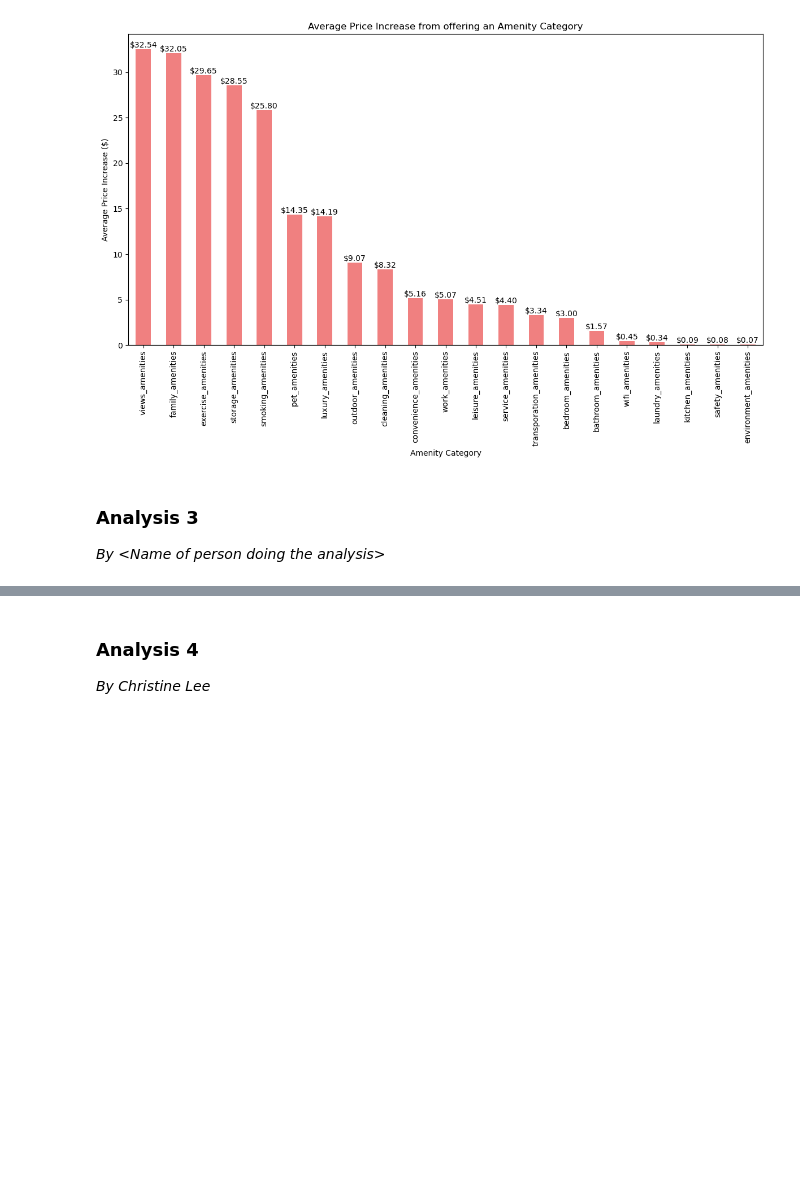
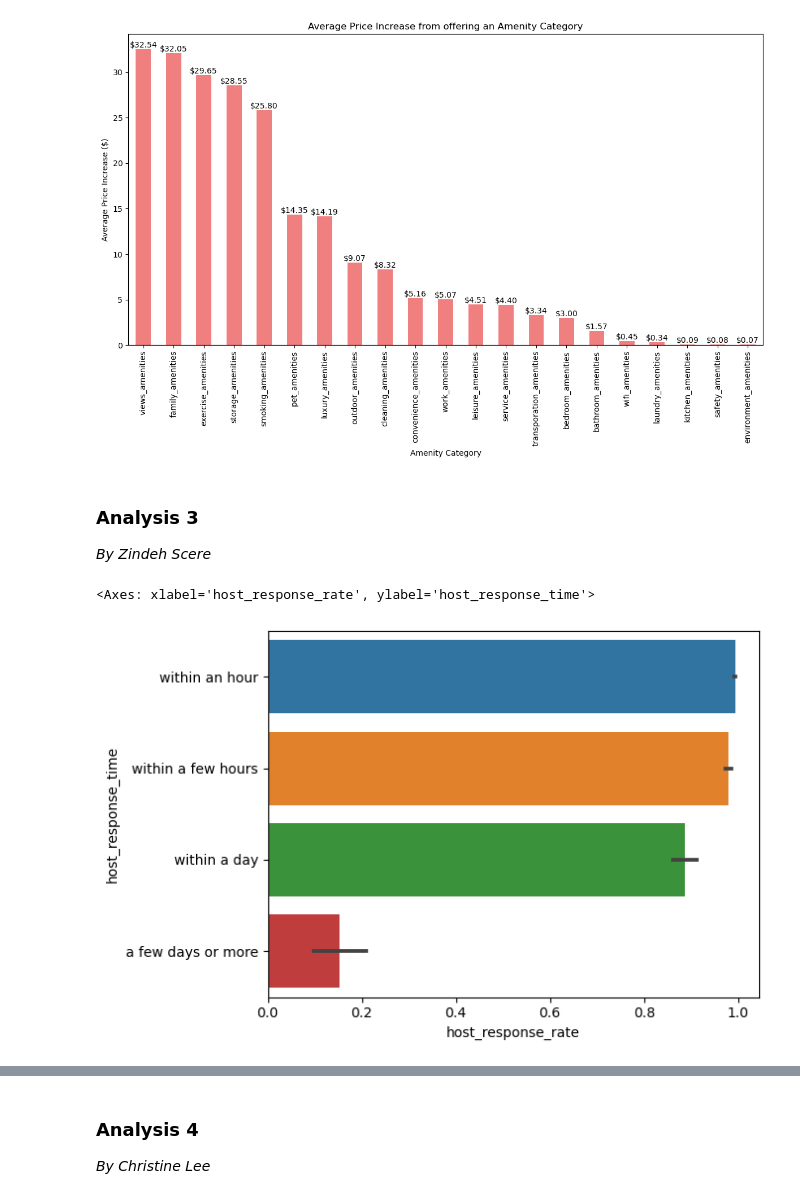
Before and after one commit to chrispylee123/seoulmates, a Jupyter notebook: Project Code/Project Code_v3.ipynb, the cells around one changed output, grey strips where cells are left out. Drawn from its saved outputs; the diff is of its cells as text; code cells hidden in the pictures; blank space fills up the shorter version.

```diff
--- a/Project Code/Project Code_v3.ipynb
+++ b/Project Code/Project Code_v3.ipynb
@@ -553,4 +559,11 @@ plt.show()
 [figure]
 # %% [markdown]
 ### Analysis 3
-*By \<Name of person doing the analysis>*
+*By Zindeh Scere*
+# %%
+listings.host_response_rate = listings.host_response_rate.astype(float)/100
+
+sns.barplot(data = listings, x = 'host_response_rate', y = 'host_response_time')
+# %% [output]
+<Axes: xlabel='host_response_rate', ylabel='host_response_time'>
+[figure, added]
```
Also changed, not shown: parts of 20 cells of this notebook.
